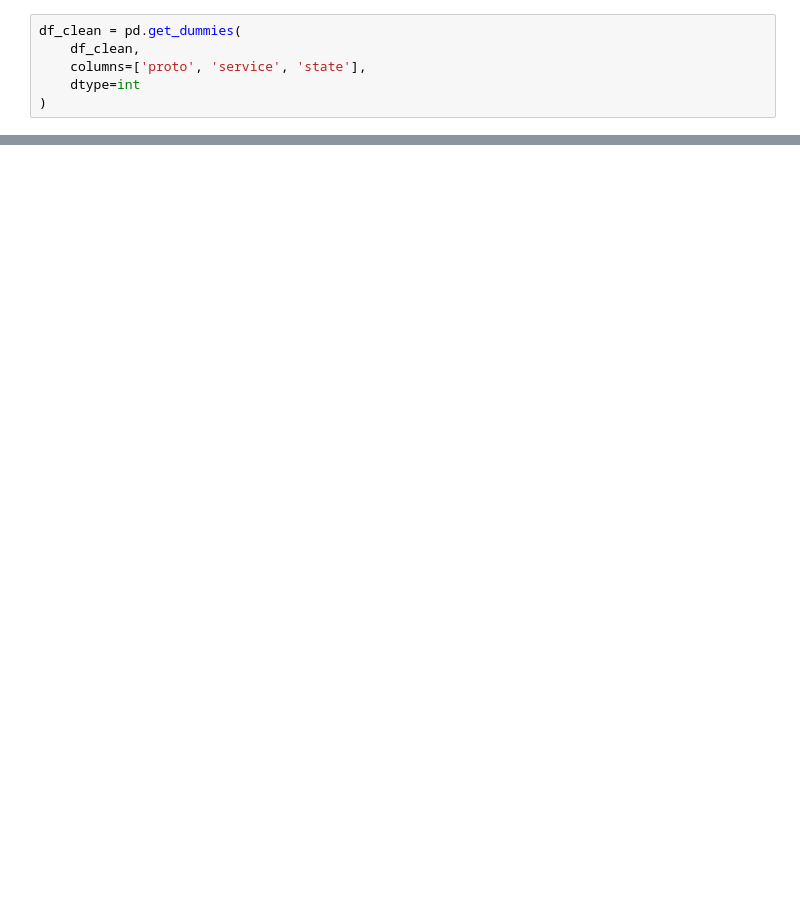
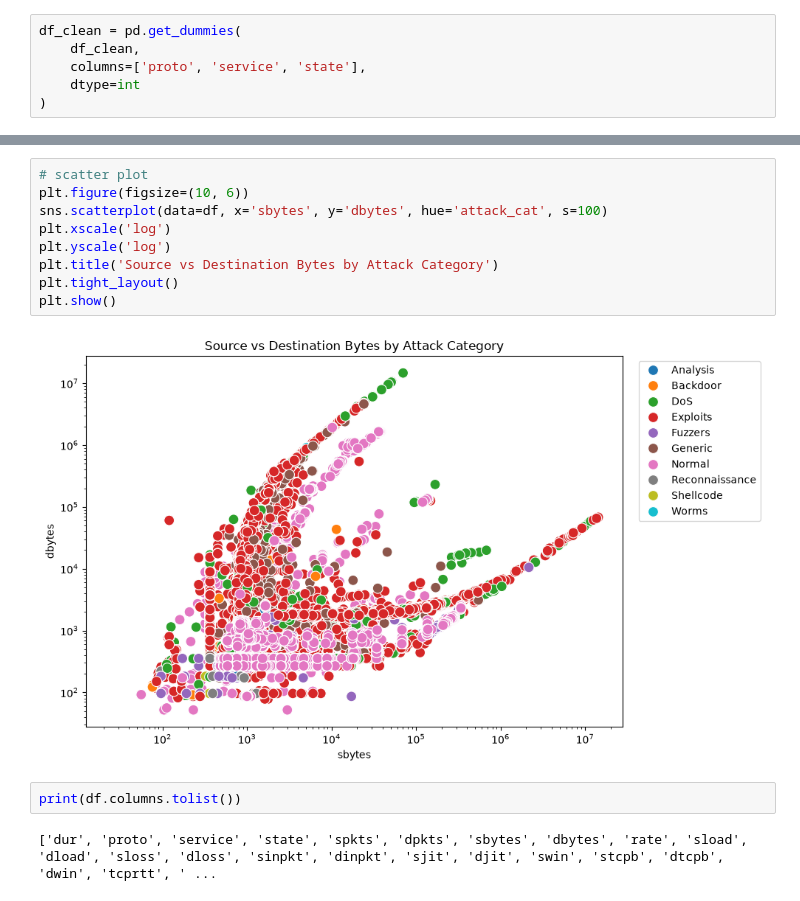
Before and after one commit to adhamhamdy-ux/data_science_project, a Jupyter notebook: data_science (3) (1).ipynb, the cells around one changed output, grey strips where cells are left out. Drawn from its saved outputs; the diff is of its cells as text; blank space fills up the shorter version.

```diff
--- a/data_science (3) (1).ipynb
+++ b/data_science (3) (1).ipynb
@@ -689,0 +713,15 @@ df_clean = pd.get_dummies(
+# %%
+# scatter plot
+plt.figure(figsize=(10, 6))
+sns.scatterplot(data=df, x='sbytes', y='dbytes', hue='attack_cat', s=100)
+plt.xscale('log')
+plt.yscale('log')
+plt.title('Source vs Destination Bytes by Attack Category')
+plt.tight_layout()
+plt.show()
+# %% [output]
+[figure, added]
+# %%
+print(df.columns.tolist())
+# %% [output]
+['dur', 'proto', 'service', 'state', 'spkts', 'dpkts', 'sbytes', 'dbytes', 'rate', 'sload', 'dload', 'sloss', 'dloss', 'sinpkt', 'dinpkt', 'sjit', 'djit', 'swin', 'stcpb', 'dtcpb', 'dwin', 'tcprtt', ' ...
```
Also changed, not shown: parts of 16 cells of this notebook.
